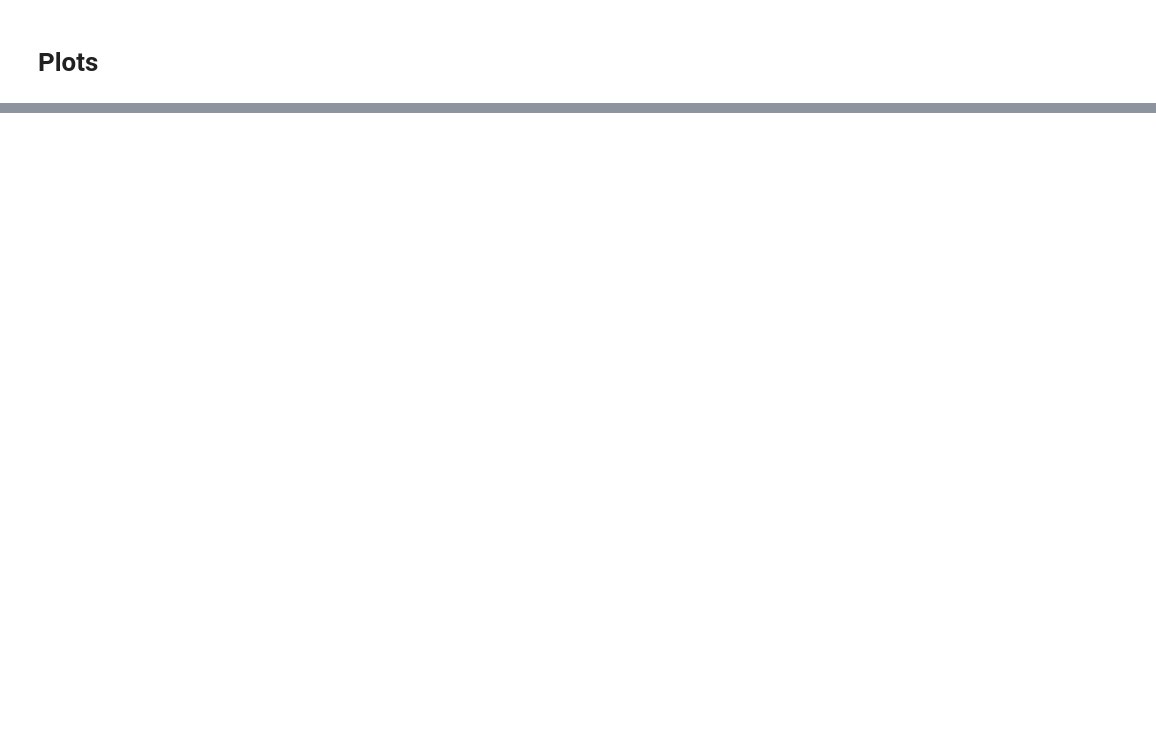
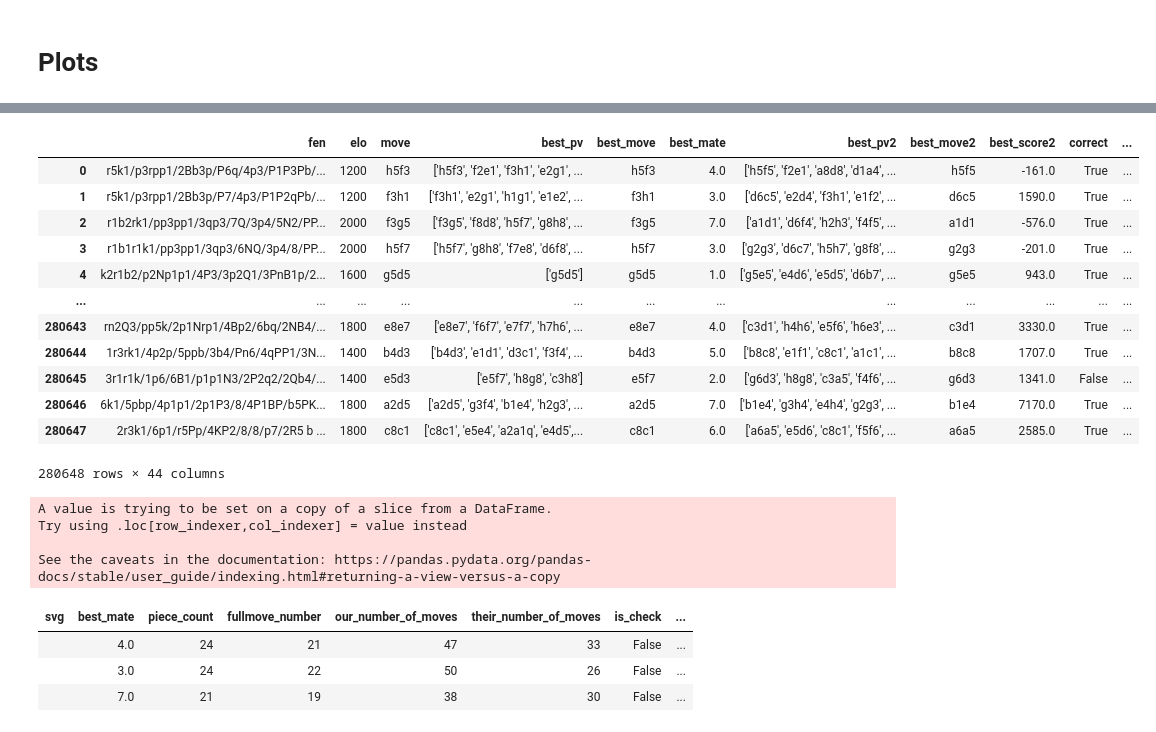
Before and after one commit to GabrielPereyra/chess-concepts, a Jupyter notebook: notebooks/mates.ipynb, the cells around one changed output, grey strips where cells are left out. Saved outputs shown, nothing was run; the diff lists cells and outputs as text; code cells hidden in the pictures; blank space fills up the shorter version.

```diff
--- a/notebooks/mates.ipynb
+++ b/notebooks/mates.ipynb
@@ -125,0 +202,31 @@ for model in models:
+# %%
+df
+# %% [output]
+|  | fen | elo | move | best_pv | best_move | best_mate | best_pv2 | best_move2 | best_score2 | correct | ... |
+| 0 | r5k1/p3rpp1/2Bb3p/P6q/4p3/P1P3Pb/... | 1200 | h5f3 | ['h5f3', 'f2e1', 'f3h1', 'e2g1', ... | h5f3 | 4.0 | ['h5f5', 'f2e1', 'a8d8', 'd1a4', ... | h5f5 | -161.0 | True | ... |
+| 1 | r5k1/p3rpp1/2Bb3p/P7/4p3/P1P2qPb/... | 1200 | f3h1 | ['f3h1', 'e2g1', 'h1g1', 'e1e2', ... | f3h1 | 3.0 | ['d6c5', 'e2d4', 'f3h1', 'e1f2', ... | d6c5 | 1590.0 | True | ... |
+| 2 | r1b2rk1/pp3pp1/3qp3/7Q/3p4/5N2/PP... | 2000 | f3g5 | ['f3g5', 'f8d8', 'h5f7', 'g8h8', ... | f3g5 | 7.0 | ['a1d1', 'd6f4', 'h2h3', 'f4f5', ... | a1d1 | -576.0 | True | ... |
+| 3 | r1b1r1k1/pp3pp1/3qp3/6NQ/3p4/8/PP... | 2000 | h5f7 | ['h5f7', 'g8h8', 'f7e8', 'd6f8', ... | h5f7 | 3.0 | ['g2g3', 'd6c7', 'h5h7', 'g8f8', ... | g2g3 | -201.0 | True | ... |
+| 4 | k2r1b2/p2Np1p1/4P3/3p2Q1/3PnB1p/2... | 1600 | g5d5 | ['g5d5'] | g5d5 | 1.0 | ['g5e5', 'e4d6', 'e5d5', 'd6b7', ... | g5e5 | 943.0 | True | ... |
+| ... | ... | ... | ... | ... | ... | ... | ... | ... | ... | ... | ... |
+| 280643 | rn2Q3/pp5k/2p1Nrp1/4Bp2/6bq/2NB4/... | 1800 | e8e7 | ['e8e7', 'f6f7', 'e7f7', 'h7h6', ... | e8e7 | 4.0 | ['c3d1', 'h4h6', 'e5f6', 'h6e3', ... | c3d1 | 3330.0 | True | ... |
+| 280644 | 1r3rk1/4p2p/5ppb/3b4/Pn6/4qPP1/3N... | 1400 | b4d3 | ['b4d3', 'e1d1', 'd3c1', 'f3f4', ... | b4d3 | 5.0 | ['b8c8', 'e1f1', 'c8c1', 'a1c1', ... | b8c8 | 1707.0 | True | ... |
+| 280645 | 3r1r1k/1p6/6B1/p1p1N3/2P2q2/2Qb4/... | 1400 | e5d3 | ['e5f7', 'h8g8', 'c3h8'] | e5f7 | 2.0 | ['g6d3', 'h8g8', 'c3a5', 'f4f6', ... | g6d3 | 1341.0 | False | ... |
+| 280646 | 6k1/5pbp/4p1p1/2p1P3/8/4P1BP/b5PK... | 1800 | a2d5 | ['a2d5', 'g3f4', 'b1e4', 'h2g3', ... | a2d5 | 7.0 | ['b1e4', 'g3h4', 'e4h4', 'g2g3', ... | b1e4 | 7170.0 | True | ... |
+| 280647 | 2r3k1/6p1/r5Pp/4KP2/8/8/p7/2R5 b ... | 1800 | c8c1 | ['c8c1', 'e5e4', 'a2a1q', 'e4d5',... | c8c1 | 6.0 | ['a6a5', 'e5d6', 'c8c1', 'f5f6', ... | a6a5 | 2585.0 | True | ... |
+280648 rows × 44 columns
+# %%
+temp_df = df[:100]
+temp_df['svg'] = temp_df.apply(lambda row: utils.fen_to_svg(row['fen'], row['best_move']), axis=1)
+# %% [output]
+A value is trying to be set on a copy of a slice from a DataFrame.
+Try using .loc[row_indexer,col_indexer] = value instead
+
+See the caveats in the documentation: https://pandas.pydata.org/pandas-docs/stable/user_guide/indexing.html#returning-a-view-versus-a-copy
+# %%
+HTML(temp_df[:3][['svg', 'best_mate', 'piece_count', 'fullmove_number', 'our_number_of_moves', 'their_number_of_moves', 'is_check', 'material_advantage', 'turn']].to_html(escape=False, index=False))
+# %% [output]
+| svg | best_mate | piece_count | fullmove_number | our_number_of_moves | their_number_of_moves | is_check | ... |
+|  | 4.0 | 24 | 21 | 47 | 33 | False | ... |
+|  | 3.0 | 24 | 22 | 50 | 26 | False | ... |
+|  | 7.0 | 21 | 19 | 38 | 30 | False | ... |
```
Also changed, not shown: parts of 14 cells of this notebook, 11 other files.
